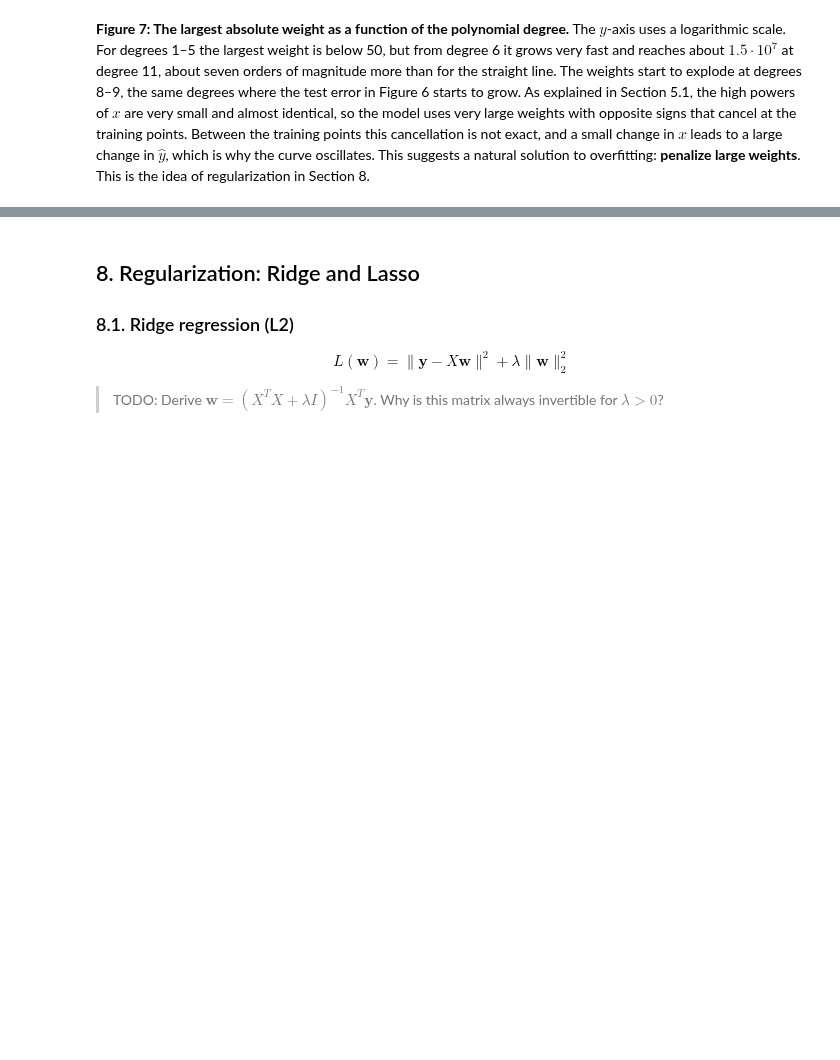
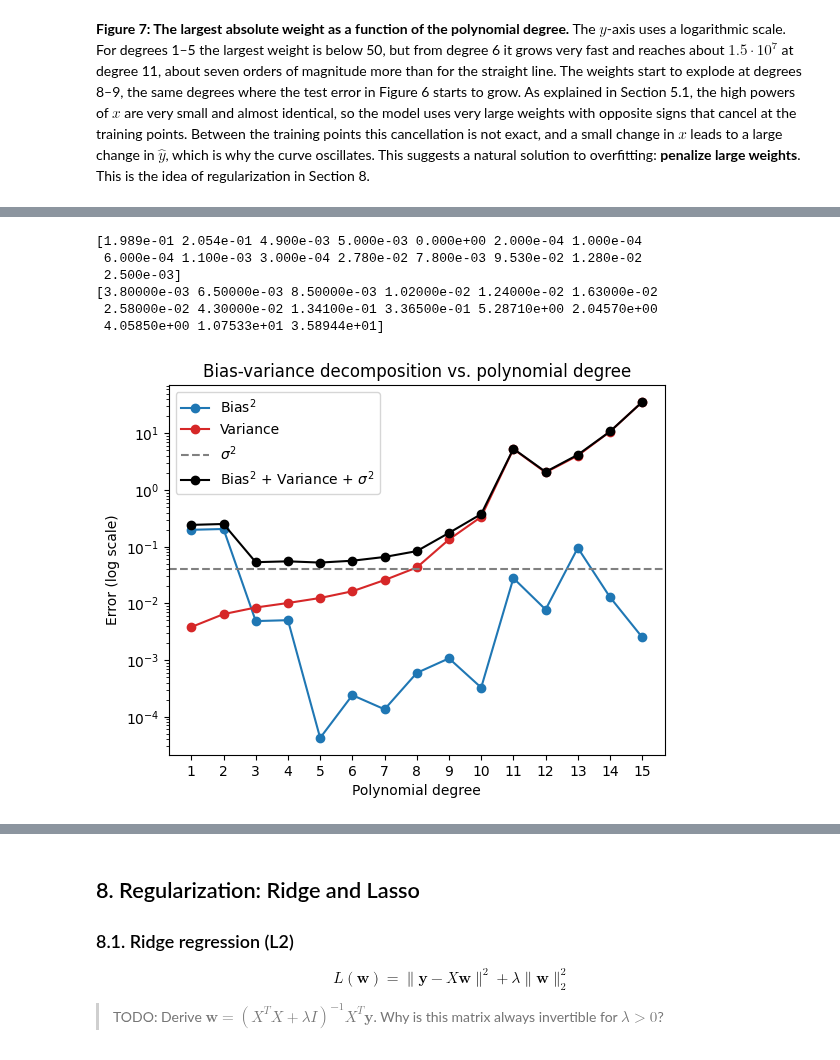
Before and after one commit to eleonorakuteva/overfitting-and-regularization, a Jupyter notebook: main.ipynb, the cells around one changed output, grey strips where cells are left out. Cells and saved outputs as stored; diff of their text form; code cells hidden in the pictures; blank space fills up the shorter version.

Commit message:
Derive the bias-variance decomposition and confirm it with a simulation

```diff
--- a/main.ipynb
+++ b/main.ipynb
@@ -466,0 +507,55 @@ $$ \mathbb{E}\left[(y - \hat{f}(x))^2\right] = \text{Bias}^2 + \text{Variance} +
+# %%
+rng = np.random.default_rng(0)
+NUM_DATASETS = 200
+degrees = range(1, 16)
+true_values = true_function(x_plot)
+
+bias_squared_list = []
+variance_list = []
+
+for degree in degrees:
+    # 1. Build the design matrices once, because x_train and x_plot do not change
+    X_train_poly = polynomial_features(x_train, degree)
+    X_plot_poly = polynomial_features(x_plot, degree)
+
+    # 2. Fit one model per dataset: same x_train, new noise every time
+    predictions = np.zeros((NUM_DATASETS, len(x_plot)))
+    for i in range(NUM_DATASETS):
+        y_new = true_function(x_train) + rng.normal(0, NOISE_STD, len(x_train))
+        w_new = fit_linear_regression(X_train_poly, y_new)
+        predictions[i] = predict(X_plot_poly, w_new)
+
+    # 3. Bias^2 and variance, averaged over all points of x_plot
+    mean_predictions = np.mean(predictions, axis=0)
+    bias_squared = np.mean((mean_predictions - true_values) ** 2)
+    variance = np.mean((predictions - mean_predictions) ** 2)
+
+    bias_squared_list.append(bias_squared)
+    variance_list.append(variance)
+
+print(np.round(bias_squared_list, 4))
+print(np.round(variance_list, 4))
+# %% [output]
+[1.989e-01 2.054e-01 4.900e-03 5.000e-03 0.000e+00 2.000e-04 1.000e-04
+ 6.000e-04 1.100e-03 3.000e-04 2.780e-02 7.800e-03 9.530e-02 1.280e-02
+ 2.500e-03]
+[3.80000e-03 6.50000e-03 8.50000e-03 1.02000e-02 1.24000e-02 1.63000e-02
+ 2.58000e-02 4.30000e-02 1.34100e-01 3.36500e-01 5.28710e+00 2.04570e+00
+ 4.05850e+00 1.07533e+01 3.58944e+01]
+# %%
+bias_squared_array = np.array(bias_squared_list)
+variance_array = np.array(variance_list)
+total_error = bias_squared_array + variance_array + NOISE_STD ** 2
+
+plt.semilogy(degrees, bias_squared_array, "o-", color="tab:blue", label=r"Bias$^2$")
+plt.semilogy(degrees, variance_array, "o-", color="tab:red", label="Variance")
+plt.axhline(NOISE_STD ** 2, color="gray", linestyle="--", label=r"$\sigma^2$")
+plt.semilogy(degrees, total_error, "o-", color="black", label=r"Bias$^2$ + Variance + $\sigma^2$")
+plt.title("Bias-variance decomposition vs. polynomial degree")
+plt.xlabel("Polynomial degree")
+plt.xticks(degrees)
+plt.ylabel("Error (log scale)")
+plt.legend()
+plt.show()
+# %% [output]
+[figure, added]
```
Also changed, not shown: parts of 3 cells of this notebook.
